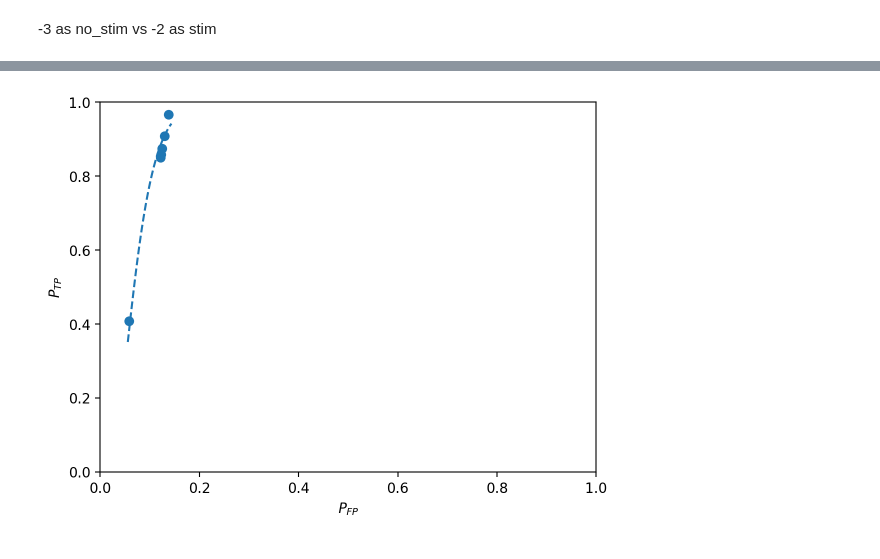
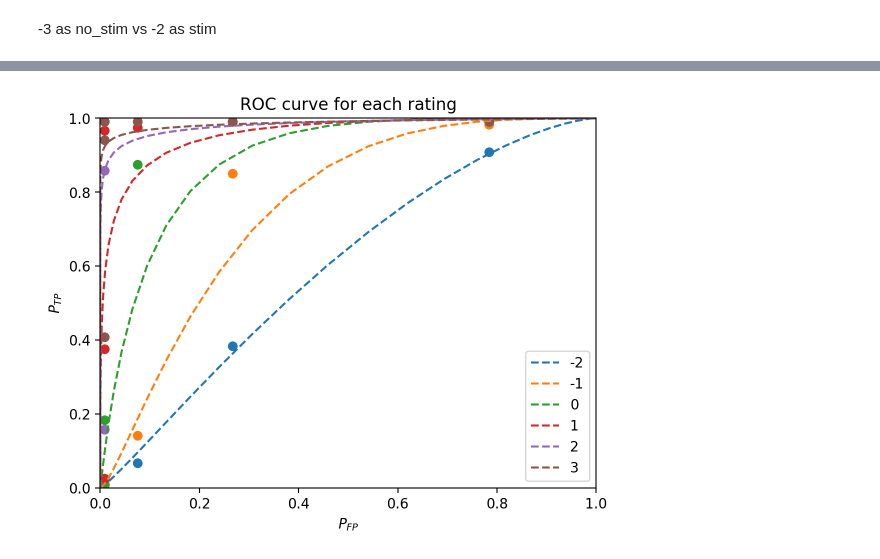
Before and after one commit to AndreasLH/Sad-Happiness, a Jupyter notebook: experiment2_analysis.ipynb, the cells around one changed output, grey strips where cells are left out. Saved outputs shown, nothing was run; the diff lists cells and outputs as text; code cells hidden in the pictures.

Commit message:
ROC and PSY + Images

```diff
--- a/experiment2_analysis.ipynb
+++ b/experiment2_analysis.ipynb
@@ -145,17 +16,0 @@ a, b # sigma, mu
-# %%
-def abline(slope, intercept):
-    """Plot a line from slope and intercept
-    http://stackoverflow.com/questions/7941226/ddg#43811762
-    """
-    axes = plt.gca()
-    x_vals = np.array(axes.get_xlim())
-    y_vals = intercept + slope * x_vals
-    plt.plot(x_vals, y_vals, '--')
-    return np.linspace(x_vals[0], x_vals[1], 100), np.linspace(y_vals[0], y_vals[1], 100)
-
-plt.scatter(P_FP1t, P_TP1t)
-plt.xlabel('$\Phi^{-1}(P_{FP})$')
-plt.ylabel('$\Phi^{-1}(P_{TP})$')
-# plt.xlim(0, 1); plt.ylim(0, 1)
-# sigma is the slope and c is the intercept
-rocx, rocy = abline(a, b)
@@ -164,15 +53,23 @@ rocx, rocy = abline(a, b)
 # %%
-P_FP1_x = stats.norm.cdf(P_FP1t)
-P_TP1_x = stats.norm.cdf(P_TP1t)
-ROCx = stats.norm.cdf(rocx)
-ROCy = stats.norm.cdf(rocy)
-plt.scatter(P_FP1_x, P_TP1_x)
-plt.plot(ROCx, ROCy, '--')
+FP = stats.norm.ppf(FPr)
+plt.figure()
+for rate in range(6):
+    TP = stats.norm.ppf(TPr[rate])
+    a, b, _, _, _ = stats.linregress(FP,TP)
+    rocx, rocy = abline(a, b)
+    ROCx = stats.norm.cdf(rocx)
+    ROCy = stats.norm.cdf(rocy)
+    plt.scatter(stats.norm.cdf(FP), stats.norm.cdf(TP))
+    plt.plot(ROCx, ROCy, '--',label=rate-2)
 plt.xlabel('$P_{FP}$')
 plt.ylabel('$P_{TP}$')
-plt.xlim(0, 1); plt.ylim(0, 1);
+plt.title('ROC curve for each rating')
+plt.xlim(0,1)
+plt.ylim(0,1)
+plt.legend()
+plt.show()
 # %% [output]
-[figure, old version]
+[figure, new version]
 # %%
 def AUC(mu, sigma):
     '''Area Under the Curve (AUC) of the ROC curve when it is not probit transformed.'''
```
Also changed, not shown: parts of 15 cells of this notebook, 4 other files.
